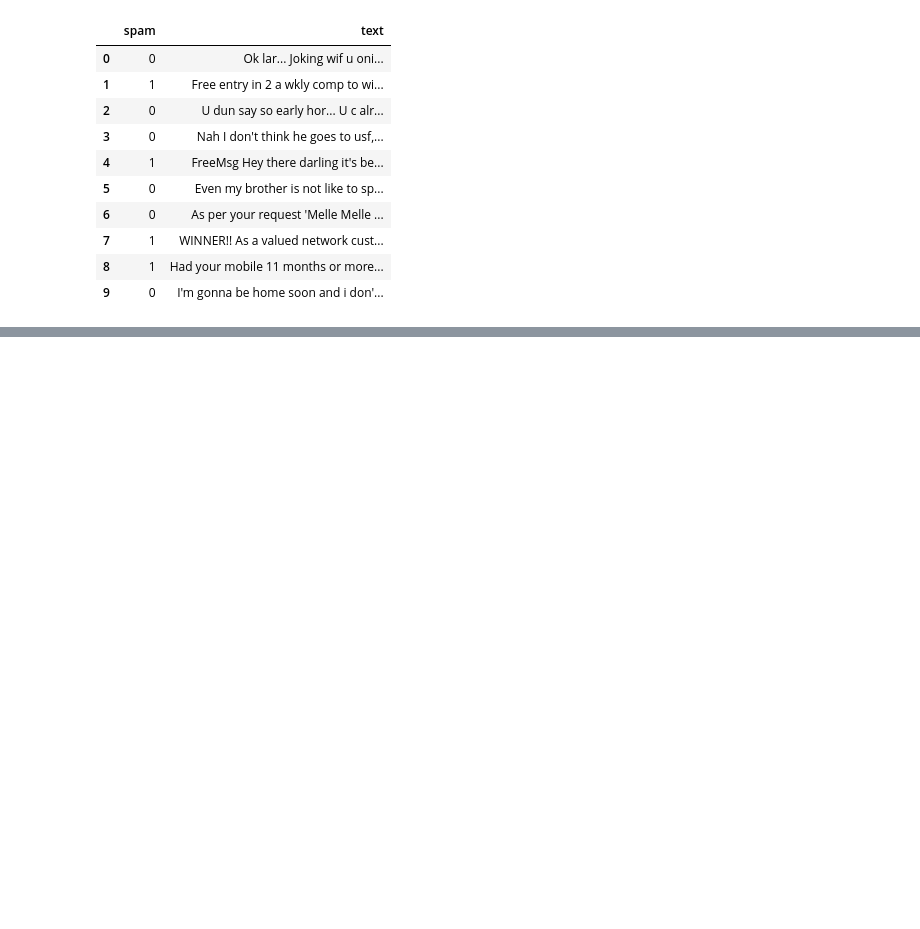
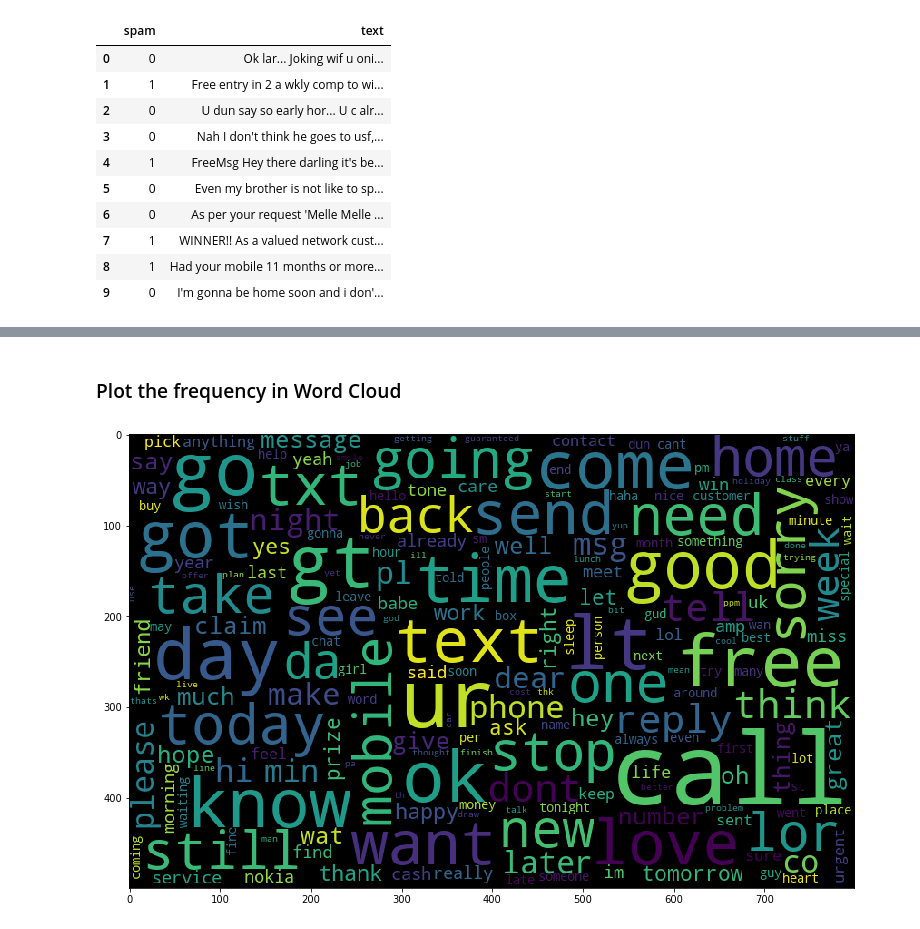
Before and after one commit to alaurentinoofficial/sms-spam-detection, a Jupyter notebook: Model.ipynb, the cells around one changed output, grey strips where cells are left out. Cells and saved outputs as stored; diff of their text form; code cells hidden in the pictures; blank space fills up the shorter version.

Commit message:
Create a custom bag of words

```diff
--- a/Model.ipynb
+++ b/Model.ipynb
@@ -23,0 +69,6 @@ Size of the dataset: 5571
+# %%
+from nltk.corpus import stopwords
+
+# Remove the stop words, they are words witch don't give no one especific meaning
+def remove_stopwords(tokens):
+    return [w for w in tokens if w not in stopwords.words("english")]
@@ -23,0 +138,3 @@ Size of the dataset: 5571
+# %%
+def transform_numbers(tokens):
+    return ["number" if bool(re.search(r'\d', w)) else w for w in tokens]
@@ -23,0 +181,19 @@ Size of the dataset: 5571
+# %%
+import nltk
+
+frequency = nltk.FreqDist(tokens)
+
+# Create the bag of words dataframe
+bag_of_words = pd.DataFrame({"words": list(frequency.keys()), "frequency": list(frequency.values())})
+
+# Order by the Frequency
+bag_of_words.sort_values(by="frequency", ascending=False, inplace=True)
+bag_of_words.reset_index(drop=True, inplace=True)
+
+# Save the bag of words
+bag_of_words.to_csv('./dataset/bag-of-words.csv', index=True)
+
+print(f"Back of words size: {bag_of_words.shape[0]}")
+
+print(bag_of_words.shape[0])
+bag_of_words.head(5)
@@ -23,0 +209,19 @@ Size of the dataset: 5571
+# %% [markdown]
+### Plot the frequency in Word Cloud
+# %%
+def to_single_str(words, frequency):
+    words = list(words)
+    frequency = list(frequency)
+
+    return " ".join([(words[i] + " ") * frequency[i] for i in range(len(frequency))])
+# %%
+from wordcloud import WordCloud
+import matplotlib.pyplot as plt
+
+word_cloud = WordCloud(width=800, height=500, max_font_size=110, collocations=False).generate(to_single_str(bag_of_words["words"], bag_of_words["frequency"]))
+
+plt.figure(figsize=(13, 13))
+plt.imshow(word_cloud)
+plt.show()
+# %% [output]
+[figure, added]
```
Also changed, not shown: parts of 19 cells of this notebook, 1 other file.
